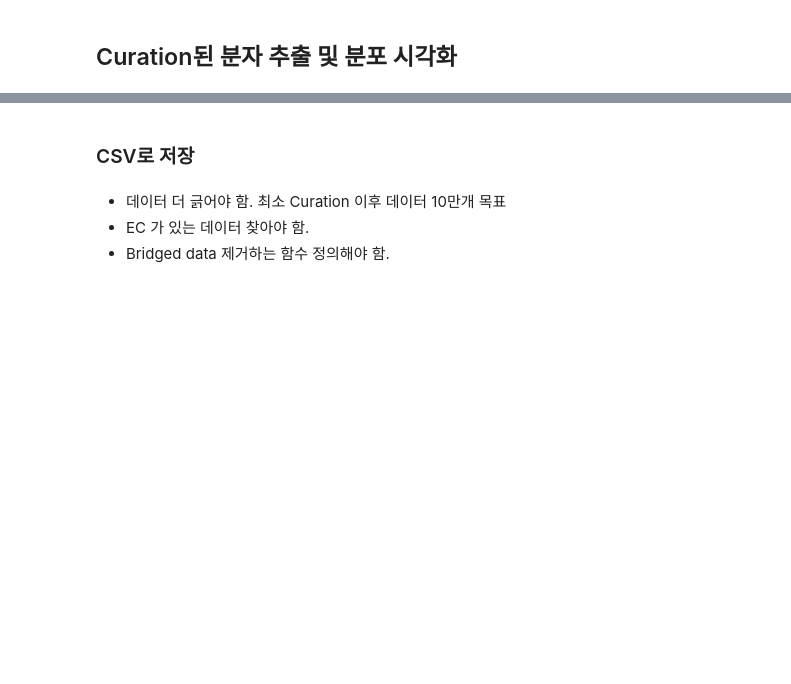
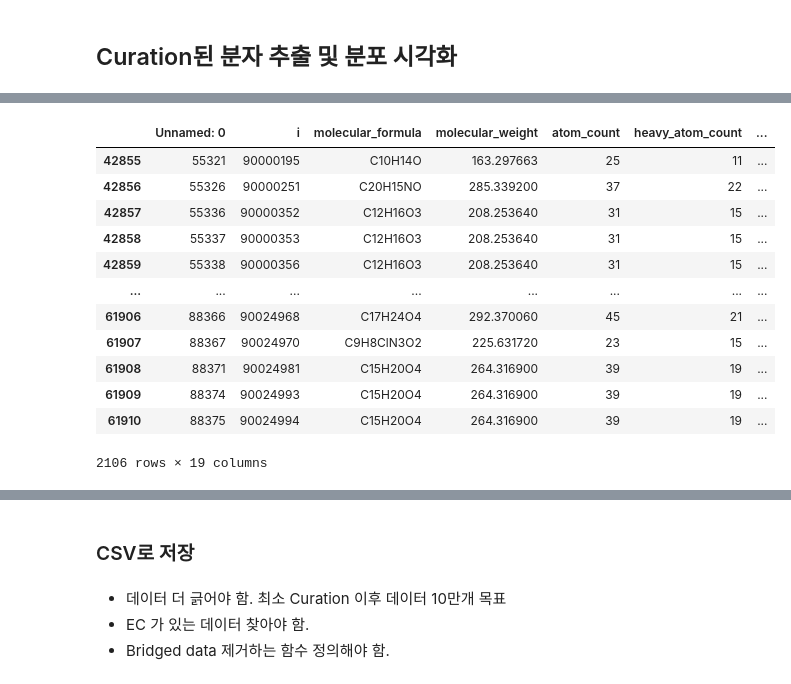
Before and after one commit to SeohyeonJang/MILESTONE, a Jupyter notebook: Baseline/2_ScreeningModel/1_PrepareDataset/Data_Curation.ipynb, the cells around one changed output, grey strips where cells are left out. Saved outputs shown, nothing was run; the diff lists cells and outputs as text; code cells hidden in the pictures; blank space fills up the shorter version.

```diff
--- a/Baseline/2_ScreeningModel/1_PrepareDataset/Data_Curation.ipynb
+++ b/Baseline/2_ScreeningModel/1_PrepareDataset/Data_Curation.ipynb
@@ -247,0 +265,18 @@ plot_atom_counts(new_df)
+# %%
+duplicates = new_df.duplicated(subset='Can_SMILES', keep=False)
+duplicated_rows = new_df[duplicates]
+duplicated_rows
+# %% [output]
+|  | Unnamed: 0 | i | molecular_formula | molecular_weight | atom_count | heavy_atom_count | ... |
+| 42855 | 55321 | 90000195 | C10H14O | 163.297663 | 25 | 11 | ... |
+| 42856 | 55326 | 90000251 | C20H15NO | 285.339200 | 37 | 22 | ... |
+| 42857 | 55336 | 90000352 | C12H16O3 | 208.253640 | 31 | 15 | ... |
+| 42858 | 55337 | 90000353 | C12H16O3 | 208.253640 | 31 | 15 | ... |
+| 42859 | 55338 | 90000356 | C12H16O3 | 208.253640 | 31 | 15 | ... |
+| ... | ... | ... | ... | ... | ... | ... | ... |
+| 61906 | 88366 | 90024968 | C17H24O4 | 292.370060 | 45 | 21 | ... |
+| 61907 | 88367 | 90024970 | C9H8ClN3O2 | 225.631720 | 23 | 15 | ... |
+| 61908 | 88371 | 90024981 | C15H20O4 | 264.316900 | 39 | 19 | ... |
+| 61909 | 88374 | 90024993 | C15H20O4 | 264.316900 | 39 | 19 | ... |
+| 61910 | 88375 | 90024994 | C15H20O4 | 264.316900 | 39 | 19 | ... |
+2106 rows × 19 columns
```
Also changed, not shown: parts of 18 cells of this notebook, 1 other file.
